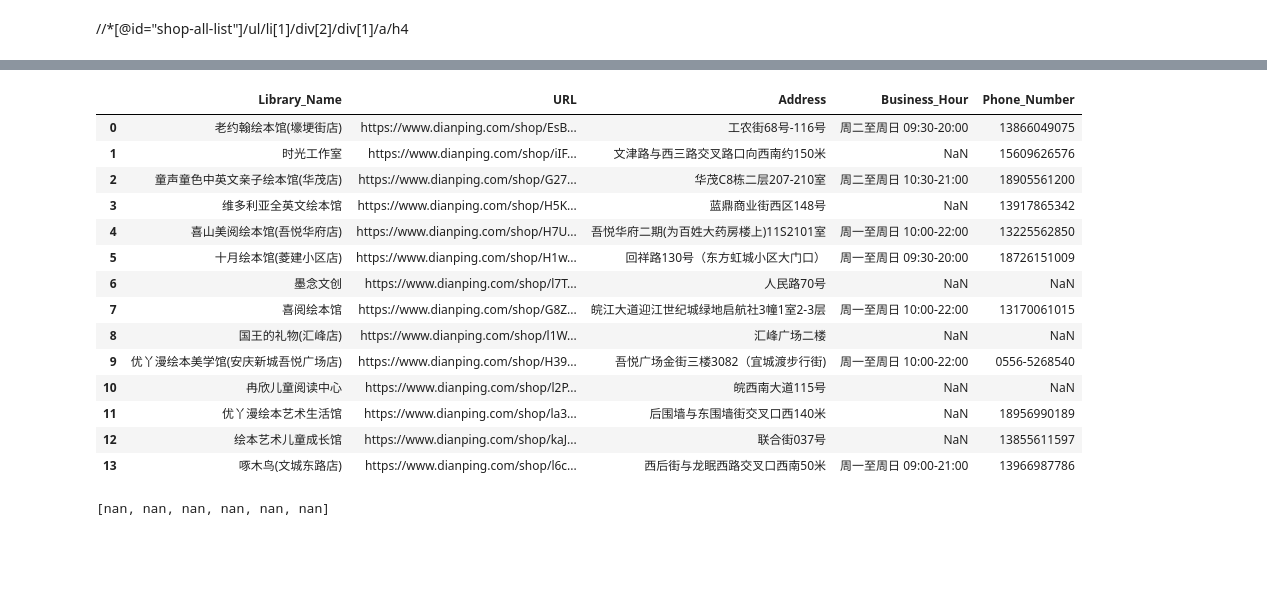
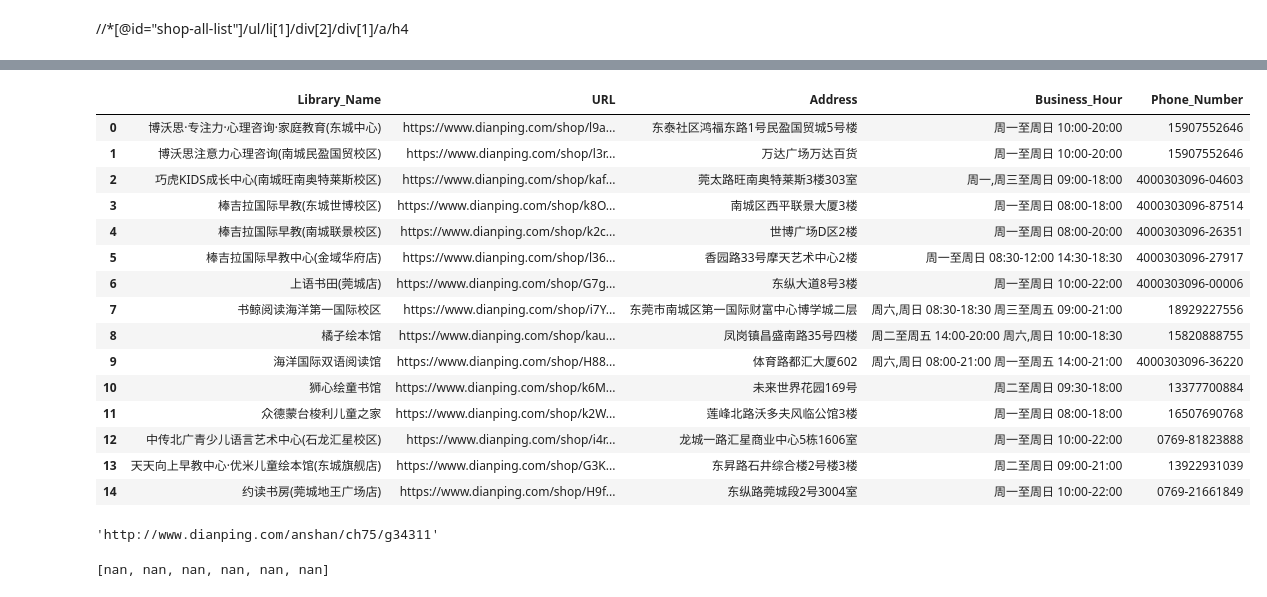
Before and after one commit to ucsb-dreamlab/dianpingBusinessScrape, a Jupyter notebook: Scrape_unique_URL.ipynb, the cells around one changed output, grey strips where cells are left out. Cells and saved outputs as stored; diff of their text form; code cells hidden in the pictures; blank space fills up the shorter version.

```diff
--- a/Scrape_unique_URL.ipynb
+++ b/Scrape_unique_URL.ipynb
@@ -108,6 +110,6 @@ def getHtmlContent(url):
  except:
    return "Request Error"
 # %%
-URL =  "http://"+ filtered_city['URL'][30] # add "https" to avoid schema error
+URL =  "http://"+ filtered_city['URL'][55] # add "https" to avoid schema error
 URL
 # %% [output]
@@ -148,7 +150,7 @@ for div in soup.find_all(class_ = "tit"):
 //*[@id="shop-all-list"]/ul/li[1]/div[2]/div[1]/a/h4
 # %%
 city_lib =pd.DataFrame({'Library_Name':LibName,'URL': SubURL})
-shop_lib = city_lib[city_lib['URL'].str.contains("shop")]
+shop_lib = city_lib[city_lib['URL'].str.contains("shop")].reset_index(drop = True)
 shop_lib
 # %% [output]
 |  | Library_Name | URL |
@@ -201,8 +198,8 @@ HourList = []
 PhoneNumList = []
 # %%
 for soup in subpage_soup:
-    for div in soup.find_all(class_ = "address"):
-            AddressList.append(div.find_all(text=True, recursive=False)[1].strip())
+    div = soup.find_all(class_ = "address")
+    AddressList.append(div[0].find_all(text=True, recursive=False)[1].strip())
 # %%
 AddressList
 # %% [output]
@@ -223,10 +221,12 @@ AddressList
 # %%
-
 for soup in subpage_soup:
     hour_tag = soup.find(class_ = "mod shop-info")
     if hour_tag is not None:
        for li in hour_tag.find_all('li'):
-          str = li.find_all(text=True, recursive=False)[1].strip().replace("\n", " ")
-          HourList.append(str)
+         for span in li.find_all('span'):
+            match = span.text
+            if match == "营业时间":
+                str = li.find_all(text=True, recursive=False)[1].strip().replace("\n", " ")
+                HourList.append(str)
     else:
-          HourList.append(np.NaN)
+         HourList.append(np.NaN)
@@ -281,24 +277,25 @@ PhoneNumList
 # %%
-city_lib['Address'] = AddressList
-city_lib['Business_Hour'] = HourList
-city_lib['Phone_Number'] = PhoneNumList
-city_lib
+shop_lib['Address'] = AddressList
+shop_lib['Business_Hour'] = HourList
+shop_lib['Phone_Number'] = PhoneNumList
+shop_lib
 # %% [output]
 |  | Library_Name | URL | Address | Business_Hour | Phone_Number |
-| 0 | 老约翰绘本馆(壕埂街店) | https://www.dianping.com/shop/EsB... | 工农街68号-116号 | 周二至周日 09:30-20:00 | 13866049075 |
-| 1 | 时光工作室 | https://www.dianping.com/shop/iIF... | 文津路与西三路交叉路口向西南约150米 | NaN | 15609626576 |
-| 2 | 童声童色中英文亲子绘本馆(华茂店) | https://www.dianping.com/shop/G27... | 华茂C8栋二层207-210室 | 周二至周日 10:30-21:00 | 18905561200 |
-| 3 | 维多利亚全英文绘本馆 | https://www.dianping.com/shop/H5K... | 蓝鼎商业街西区148号 | NaN | 13917865342 |
-| 4 | 喜山美阅绘本馆(吾悦华府店) | https://www.dianping.com/shop/H7U... | 吾悦华府二期(为百姓大药房楼上)11S2101室 | 周一至周日 10:00-22:00 | 13225562850 |
-| 5 | 十月绘本馆(菱建小区店) | https://www.dianping.com/shop/H1w... | 回祥路130号（东方虹城小区大门口） | 周一至周日 09:30-20:00 | 18726151009 |
-| 6 | 墨念文创 | https://www.dianping.com/shop/l7T... | 人民路70号 | NaN | NaN |
-| 7 | 喜阅绘本馆 | https://www.dianping.com/shop/G8Z... | 皖江大道迎江世纪城绿地启航社3幢1室2-3层 | 周一至周日 10:00-22:00 | 13170061015 |
-| 8 | 国王的礼物(汇峰店) | https://www.dianping.com/shop/l1W... | 汇峰广场二楼 | NaN | NaN |
-| 9 | 优丫漫绘本美学馆(安庆新城吾悦广场店) | https://www.dianping.com/shop/H39... | 吾悦广场金街三楼3082（宜城渡步行街) | 周一至周日 10:00-22:00 | 0556-5268540 |
-| 10 | 冉欣儿童阅读中心 | https://www.dianping.com/shop/l2P... | 皖西南大道115号 | NaN | NaN |
-| 11 | 优丫漫绘本艺术生活馆 | https://www.dianping.com/shop/la3... | 后围墙与东围墙街交叉口西140米 | NaN | 18956990189 |
-| 12 | 绘本艺术儿童成长馆 | https://www.dianping.com/shop/kaJ... | 联合街037号 | NaN | 13855611597 |
-| 13 | 啄木鸟(文城东路店) | https://www.dianping.com/shop/l6c... | 西后街与龙眠西路交叉口西南50米 | 周一至周日 09:00-21:00 | 13966987786 |
+| 0 | 博沃思·专注力·心理咨询·家庭教育(东城中心) | https://www.dianping.com/shop/l9a... | 东泰社区鸿福东路1号民盈国贸城5号楼 | 周一至周日 10:00-20:00 | 15907552646 |
+| 1 | 博沃思注意力心理咨询(南城民盈国贸校区) | https://www.dianping.com/shop/l3r... | 万达广场万达百货 | 周一至周日 10:00-20:00 | 15907552646 |
+| 2 | 巧虎KIDS成长中心(南城旺南奥特莱斯校区) | https://www.dianping.com/shop/kaf... | 莞太路旺南奥特莱斯3楼303室 | 周一,周三至周日 09:00-18:00 | 4000303096-04603 |
+| 3 | 棒吉拉国际早教(东城世博校区) | https://www.dianping.com/shop/k8O... | 南城区西平联景大厦3楼 | 周一至周日 08:00-18:00 | 4000303096-87514 |
+| 4 | 棒吉拉国际早教(南城联景校区) | https://www.dianping.com/shop/k2c... | 世博广场D区2楼 | 周一至周日 08:00-20:00 | 4000303096-26351 |
+| 5 | 棒吉拉国际早教中心(金域华府店) | https://www.dianping.com/shop/l36... | 香园路33号摩天艺术中心2楼 | 周一至周日 08:30-12:00 14:30-18:30 | 4000303096-27917 |
+| 6 | 上语书田(莞城店) | https://www.dianping.com/shop/G7g... | 东纵大道8号3楼 | 周一至周日 10:00-22:00 | 4000303096-00006 |
+| 7 | 书鲸阅读海洋第一国际校区 | https://www.dianping.com/shop/i7Y... | 东莞市南城区第一国际财富中心博学城二层 | 周六,周日 08:30-18:30 周三至周五 09:00-21:00 | 18929227556 |
+| 8 | 橘子绘本馆 | https://www.dianping.com/shop/kau... | 凤岗镇昌盛南路35号四楼 | 周二至周五 14:00-20:00 周六,周日 10:00-18:30 | 15820888755 |
+| 9 | 海洋国际双语阅读馆 | https://www.dianping.com/shop/H88... | 体育路都汇大厦602 | 周六,周日 08:00-21:00 周一至周五 14:00-21:00 | 4000303096-36220 |
+| 10 | 狮心绘童书馆 | https://www.dianping.com/shop/k6M... | 未来世界花园169号 | 周二至周日 09:30-18:00 | 13377700884 |
+| 11 | 众德蒙台梭利儿童之家 | https://www.dianping.com/shop/k2W... | 莲峰北路沃多夫风临公馆3楼 | 周一至周日 08:00-18:00 | 16507690768 |
+| 12 | 中传北广青少儿语言艺术中心(石龙汇星校区) | https://www.dianping.com/shop/i4r... | 龙城一路汇星商业中心5栋1606室 | 周一至周日 10:00-22:00 | 0769-81823888 |
+| 13 | 天天向上早教中心·优米儿童绘本馆(东城旗舰店) | https://www.dianping.com/shop/G3K... | 东昇路石井综合楼2号楼3楼 | 周二至周日 09:00-21:00 | 13922931039 |
+| 14 | 约读书房(莞城地王广场店) | https://www.dianping.com/shop/H9f... | 东纵路莞城段2号3004室 | 周一至周日 10:00-22:00 | 0769-21661849 |
 # %%
 #Summarized the above code into a function
 def parse_info_citylib(URL):
@@ -336,7 +355,9 @@ def parse_info_citylib(URL):
 # %%
-Second_URL="http://"+ filtered_city['URL'][30]
-lib_info = parse_info_citylib(Second_URL)
+Second_URL="http://"+ filtered_city['URL'][1]
+Second_URL
+# %% [output]
+'http://www.dianping.com/anshan/ch75/g34311'
-# %%
-lib_info[2]
-# %% [output]
-[nan, nan, nan, nan, nan, nan]
+# %%
+lib_info = parse_info_citylib(Second_URL)
+# %% [output]
+[nan, nan, nan, nan, nan, nan]
```
Also changed, not shown: parts of 13 cells of this notebook.
